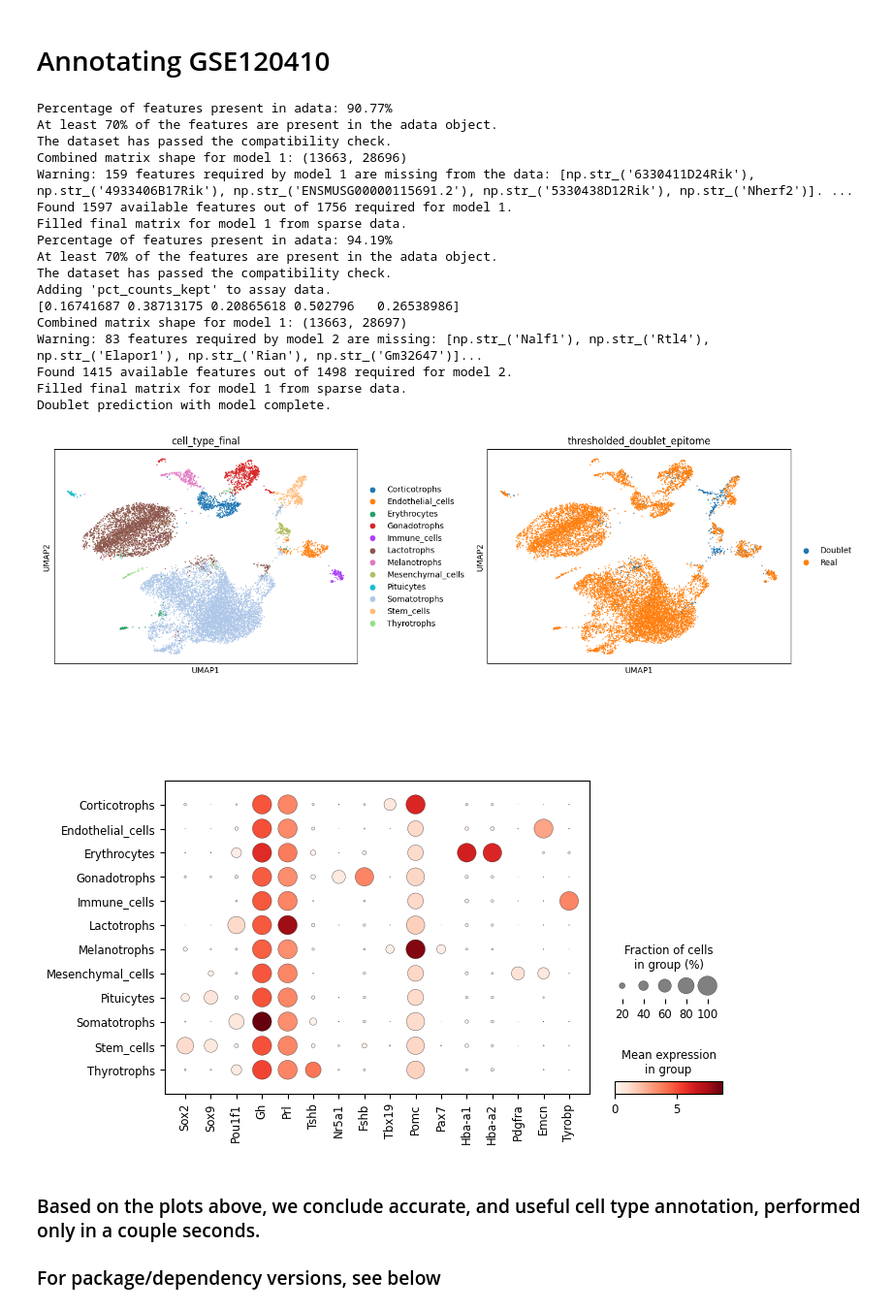
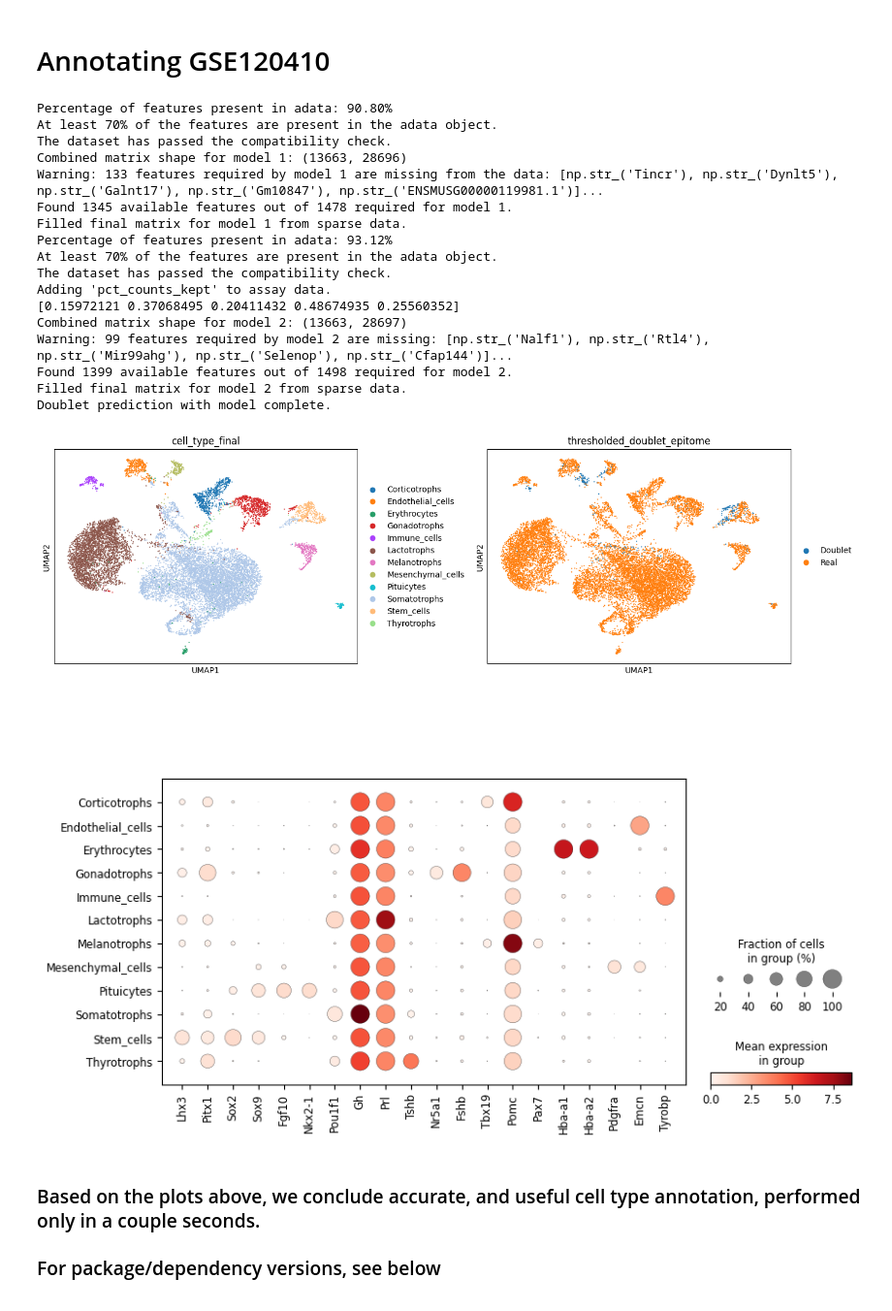
Before and after one commit to Andoniadou-Lab/epitome_tools, a Jupyter notebook: cell_typing_demo.ipynb, the cells around one changed output. Shown at 97% size. Saved outputs shown, nothing was run; the diff lists cells and outputs as text; code cells hidden in the pictures.

```diff
--- a/cell_typing_demo.ipynb
+++ b/cell_typing_demo.ipynb
@@ -185,49 +223,59 @@ adata = sc.read_10x_mtx(f"/content/GSE120410/")
 sc.pp.normalize_total(adata, target_sum=1e4)
 sc.pp.log1p(adata)
 
+adata.layers["log1p"] = adata.X.copy()
+
+#scale
+sc.pp.scale(adata, max_value=10)
+
 #pca, neighbors, umap
 sc.tl.pca(adata, svd_solver='arpack')
 sc.pp.neighbors(adata, n_neighbors=25, n_pcs=42)
 sc.tl.umap(adata)
+
+adata.X = adata.layers["log1p"].copy()
+
+
+
 
 #cell typing
 adata = celltype_doublet_workflow(
                               adata,
                               active_assay="sc",
                               modality="rna",
                               nan_or_zero="zero"
                           )
 
 #thresholded_doublet_epitome True rename to Doublet and False to Real
 adata.obs["thresholded_doublet_epitome"] = adata.obs["thresholded_doublet_epitome"].replace({True: "Doublet", False: "Real"})
 #plotting
 umap = sc.pl.umap(adata, color=['cell_type_final','thresholded_doublet_epitome'],wspace=0.3, return_fig=True)
 #save as png and svg
 umap.savefig("/content/GSE120410/umap.png", dpi=300)
 #dotplot of Sox2, Sox9, Pou1f1, Nr5a1, Tbx19, Pax7
-genes = ["Sox2","Sox9","Pou1f1","Gh","Prl","Tshb","Nr5a1","Fshb","Tbx19","Pomc","Pax7","Hba-a1","Hba-a2","Pdgfra","Emcn","Tyrobp"]
+genes = ["Lhx3","Pitx1","Sox2","Sox9","Fgf10","Nkx2-1","Pou1f1","Gh","Prl","Tshb","Nr5a1","Fshb","Tbx19","Pomc","Pax7","Hba-a1","Hba-a2","Pdgfra","Emcn","Tyrobp"]
 dotplot = sc.pl.dotplot(adata, genes, groupby="cell_type_final", return_fig=True)
 dotplot.savefig("/content/GSE120410/dotplot.png", dpi=300)
 # %% [output]
-Percentage of features present in adata: 90.77%
+Percentage of features present in adata: 90.80%
 At least 70% of the features are present in the adata object.
 The dataset has passed the compatibility check.
 Combined matrix shape for model 1: (13663, 28696)
-Warning: 159 features required by model 1 are missing from the data: [np.str_('6330411D24Rik'), np.str_('4933406B17Rik'), np.str_('ENSMUSG00000115691.2'), np.str_('5330438D12Rik'), np.str_('Nherf2')]. ...
-Found 1597 available features out of 1756 required for model 1.
+Warning: 133 features required by model 1 are missing from the data: [np.str_('Tincr'), np.str_('Dynlt5'), np.str_('Galnt17'), np.str_('Gm10847'), np.str_('ENSMUSG00000119981.1')]...
+Found 1345 available features out of 1478 required for model 1.
 Filled final matrix for model 1 from sparse data.
-Percentage of features present in adata: 94.19%
+Percentage of features present in adata: 93.12%
 At least 70% of the features are present in the adata object.
 The dataset has passed the compatibility check.
 Adding 'pct_counts_kept' to assay data.
-[0.16741687 0.38713175 0.20865618 0.502796   0.26538986]
-Combined matrix shape for model 1: (13663, 28697)
-Warning: 83 features required by model 2 are missing: [np.str_('Nalf1'), np.str_('Rtl4'), np.str_('Elapor1'), np.str_('Rian'), np.str_('Gm32647')]...
-Found 1415 available features out of 1498 required for model 2.
-Filled final matrix for model 1 from sparse data.
+[0.15972121 0.37068495 0.20411432 0.48674935 0.25560352]
+Combined matrix shape for model 2: (13663, 28697)
+Warning: 99 features required by model 2 are missing: [np.str_('Nalf1'), np.str_('Rtl4'), np.str_('Mir99ahg'), np.str_('Selenop'), np.str_('Cfap144')]...
+Found 1399 available features out of 1498 required for model 2.
+Filled final matrix for model 2 from sparse data.
 Doublet prediction with model complete.
-[figure, old version]
+[figure, new version]
-[figure, old version]
+[figure, new version]
 # %% [markdown]
 ### Based on the plots above, we conclude accurate, and useful cell type annotation, performed only in a couple seconds.
 
```
Also changed, not shown: parts of 6 cells of this notebook.
